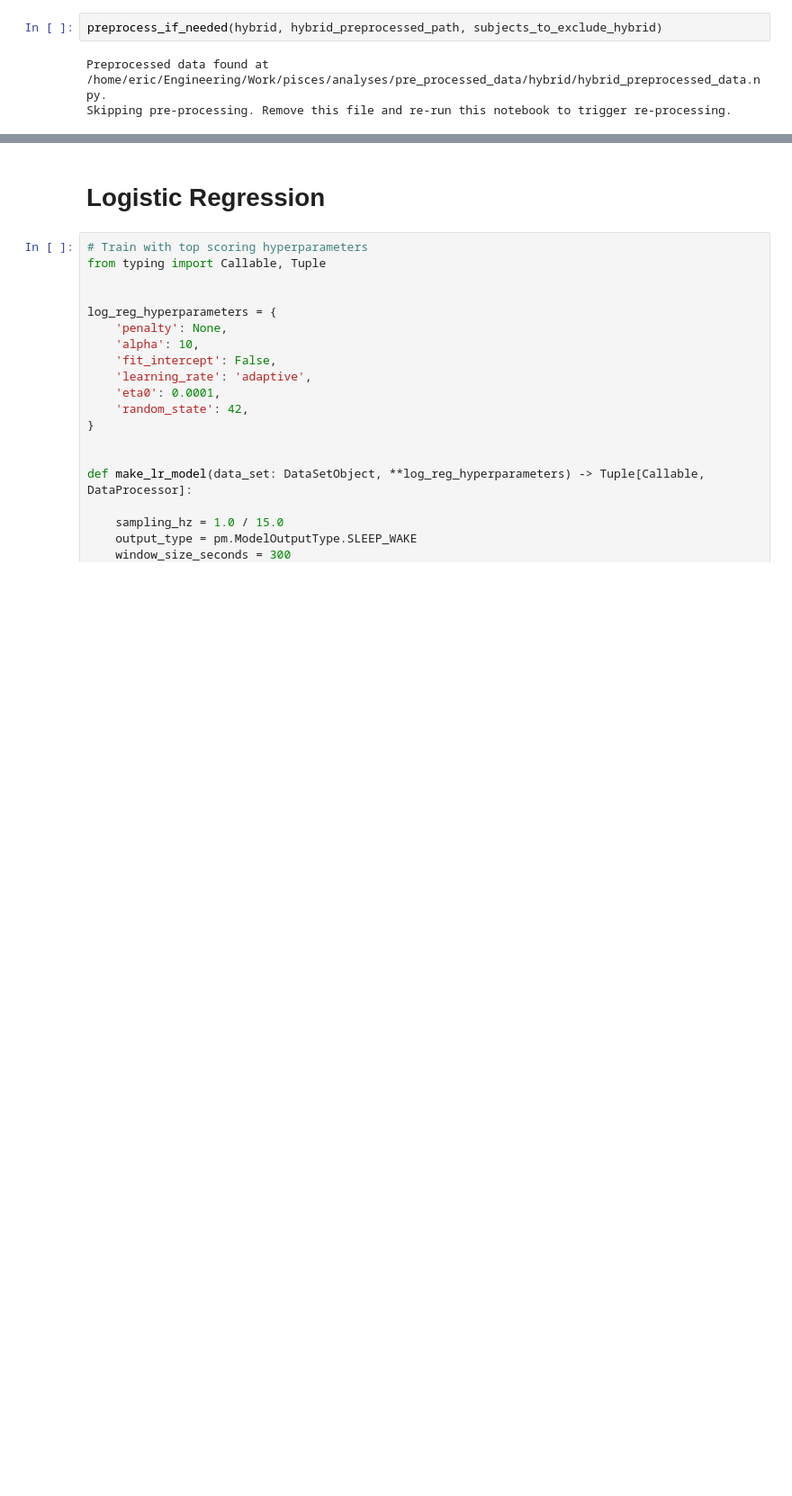
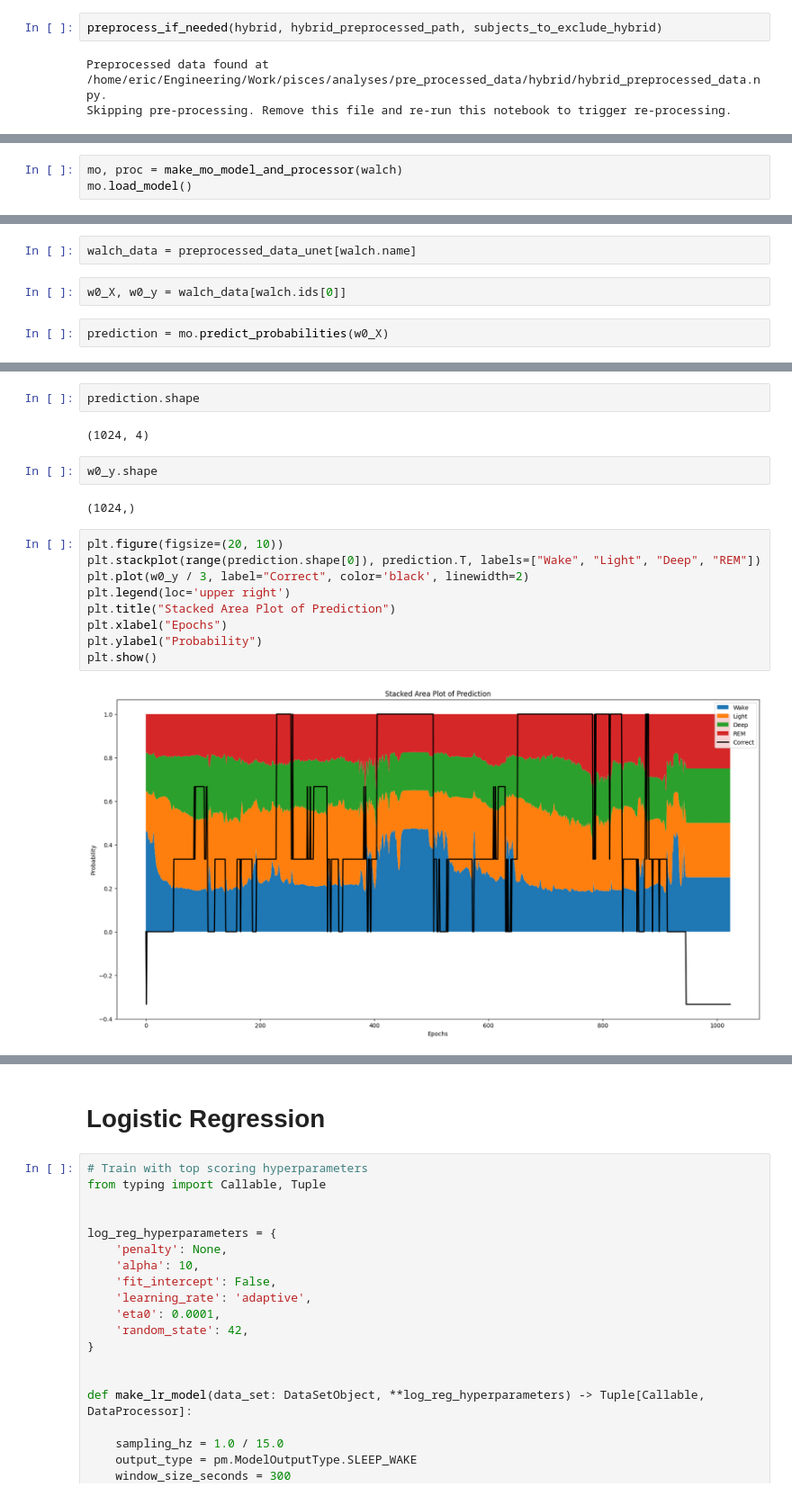
Before and after one commit to ericcanton/pisces, a Jupyter notebook: analyses/comparing_LR_MOUNet.ipynb, the cells around one changed output, grey strips where cells are left out. Shown: that part at 90% size. Cells and saved outputs as stored; diff of their text form; blank space fills up the shorter version.

```diff
--- a/analyses/comparing_LR_MOUNet.ipynb
+++ b/analyses/comparing_LR_MOUNet.ipynb
@@ -148,0 +156,3 @@ Skipping pre-processing. Remove this file and re-run this notebook to trigger re
+# %%
+mo, proc = make_mo_model_and_processor(walch)
+mo.load_model()
@@ -148,0 +170,6 @@ Skipping pre-processing. Remove this file and re-run this notebook to trigger re
+# %%
+walch_data = preprocessed_data_unet[walch.name]
+# %%
+w0_X, w0_y = walch_data[walch.ids[0]]
+# %%
+prediction = mo.predict_probabilities(w0_X)
@@ -148,0 +184,19 @@ Skipping pre-processing. Remove this file and re-run this notebook to trigger re
+# %%
+prediction.shape
+# %% [output]
+(1024, 4)
+# %%
+w0_y.shape
+# %% [output]
+(1024,)
+# %%
+plt.figure(figsize=(20, 10))
+plt.stackplot(range(prediction.shape[0]), prediction.T, labels=["Wake", "Light", "Deep", "REM"])
+plt.plot(w0_y / 3, label="Correct", color='black', linewidth=2)
+plt.legend(loc='upper right')
+plt.title("Stacked Area Plot of Prediction")
+plt.xlabel("Epochs")
+plt.ylabel("Probability")
+plt.show()
+# %% [output]
+[figure, added]
```
Also changed, not shown: parts of 19 cells of this notebook.
